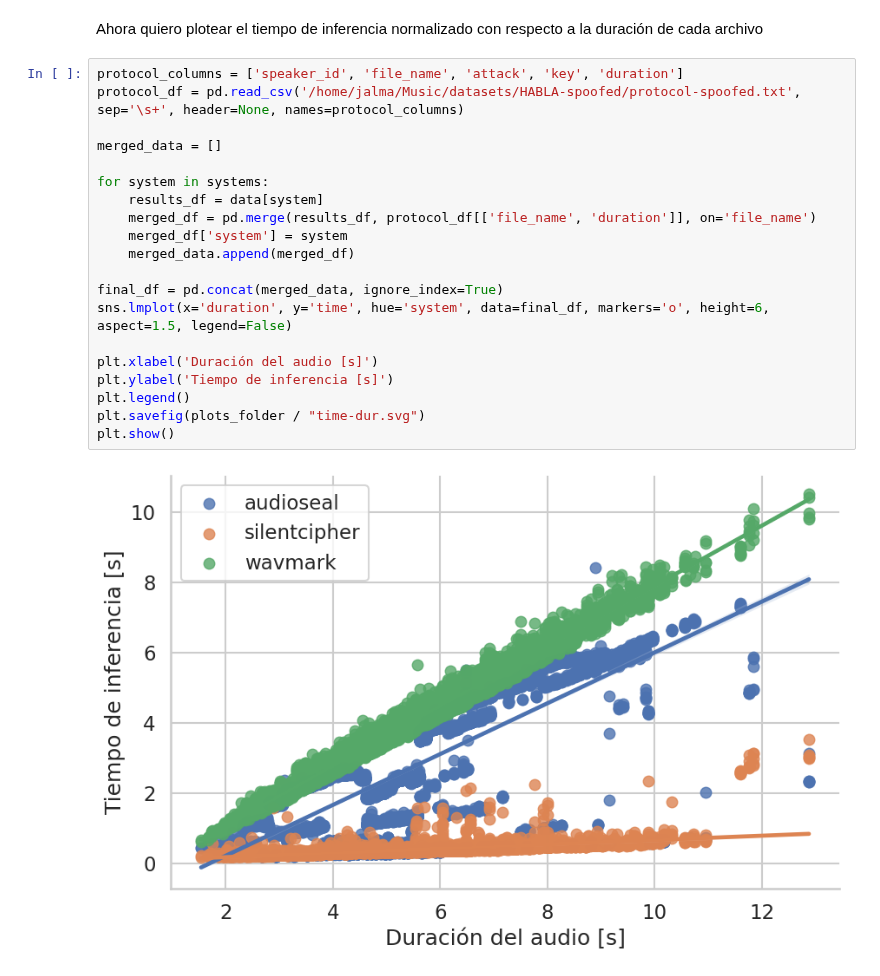
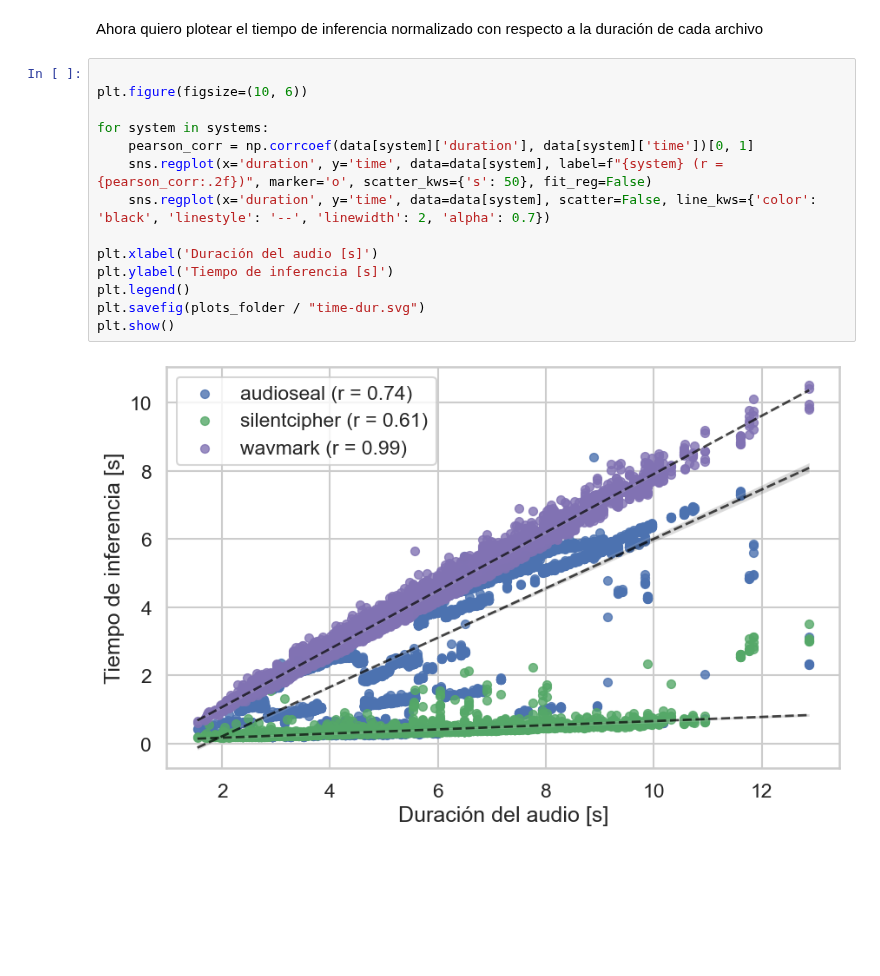
Before and after one commit to almarazj/watermarking-systems, a Jupyter notebook: plots/plots_tesis.ipynb, the cells around one changed output. Saved outputs shown, nothing was run; the diff lists cells and outputs as text; blank space fills up the shorter version.

```diff
--- a/plots/plots_tesis.ipynb
+++ b/plots/plots_tesis.ipynb
@@ -140,24 +149,18 @@ plt.show()
 # %% [markdown]
 Ahora quiero plotear el tiempo de inferencia normalizado con respecto a la duración de cada archivo
-# %%
-protocol_columns = ['speaker_id', 'file_name', 'attack', 'key', 'duration']
-protocol_df = pd.read_csv('/home/jalma/Music/datasets/HABLA-spoofed/protocol-spoofed.txt', sep='\s+', header=None, names=protocol_columns)
-
-merged_data = []
-
-for system in systems:
-    results_df = data[system]
-    merged_df = pd.merge(results_df, protocol_df[['file_name', 'duration']], on='file_name')
-    merged_df['system'] = system
-    merged_data.append(merged_df)
-
-final_df = pd.concat(merged_data, ignore_index=True)
-sns.lmplot(x='duration', y='time', hue='system', data=final_df, markers='o', height=6, aspect=1.5, legend=False)
-
-plt.xlabel('Duración del audio [s]')
-plt.ylabel('Tiempo de inferencia [s]')
-plt.legend()
-plt.savefig(plots_folder / "time-dur.svg")
-plt.show()
-# %% [output]
-[figure, removed]
+# %%
+
+plt.figure(figsize=(10, 6))
+
+for system in systems:
+    pearson_corr = np.corrcoef(data[system]['duration'], data[system]['time'])[0, 1]
+    sns.regplot(x='duration', y='time', data=data[system], label=f"{system} (r = {pearson_corr:.2f})", marker='o', scatter_kws={'s': 50}, fit_reg=False)
+    sns.regplot(x='duration', y='time', data=data[system], scatter=False, line_kws={'color': 'black', 'linestyle': '--', 'linewidth': 2, 'alpha': 0.7})
+
+plt.xlabel('Duración del audio [s]')
+plt.ylabel('Tiempo de inferencia [s]')
+plt.legend()
+plt.savefig(plots_folder / "time-dur.svg")
+plt.show()
+# %% [output]
+[figure, added]
```
Also changed, not shown: parts of 7 cells of this notebook.
